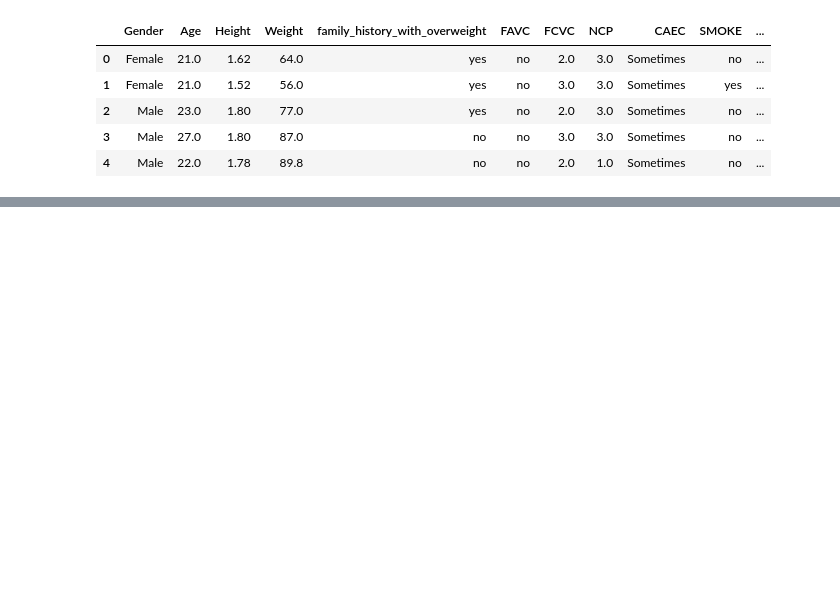
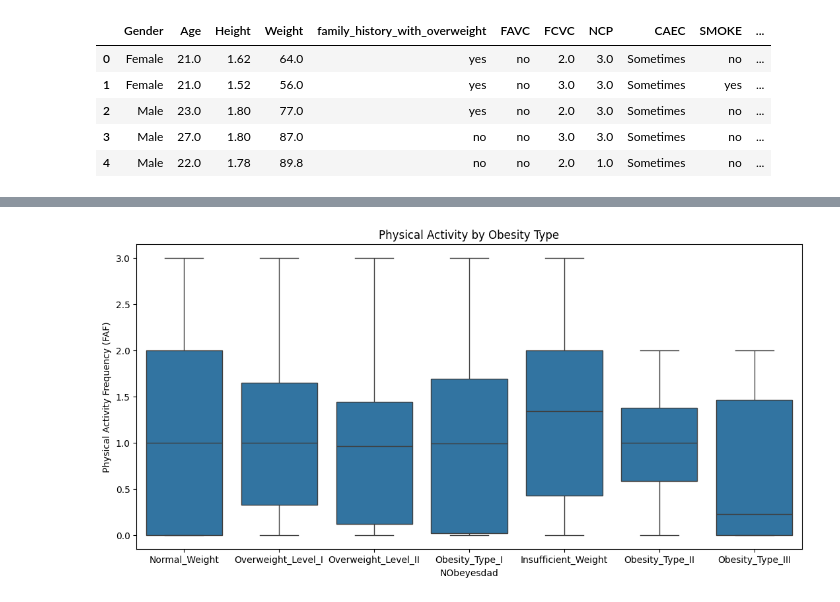
Before and after one commit to ArielVilensky/Info1998, a Jupyter notebook: Main.ipynb, the cells around one changed output, grey strips where cells are left out. Drawn from its saved outputs; the diff is of its cells as text; code cells hidden in the pictures; blank space fills up the shorter version.

```diff
--- a/Main.ipynb
+++ b/Main.ipynb
@@ -12,0 +80,8 @@ df.head()
+# %%
+plt.figure(figsize=(13, 6))
+sns.boxplot(x='NObeyesdad', y='FAF', data=df)
+plt.ylabel('Physical Activity Frequency (FAF)')
+plt.title('Physical Activity by Obesity Type')
+plt.show()
+# %% [output]
+[figure, added]
```
Also changed, not shown: parts of 6 cells of this notebook.
